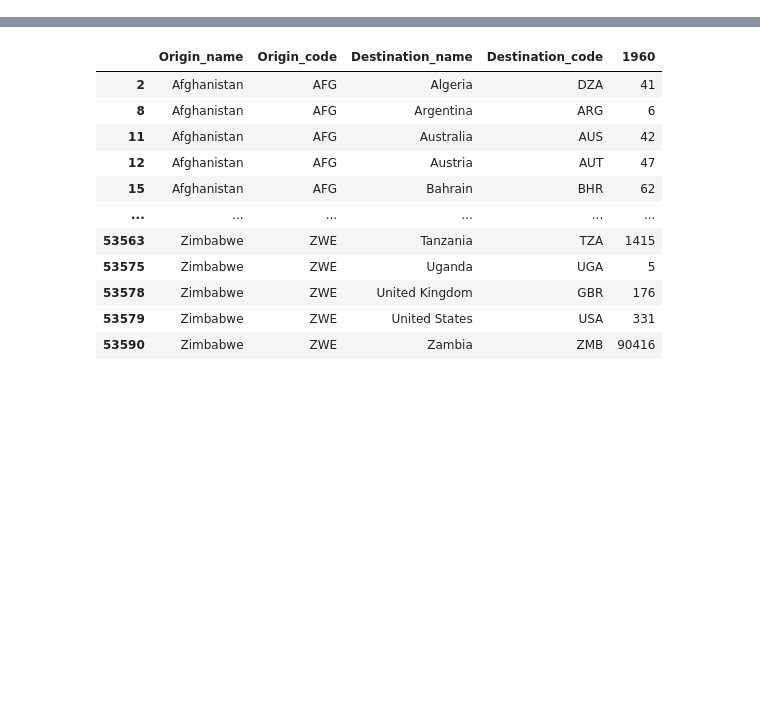
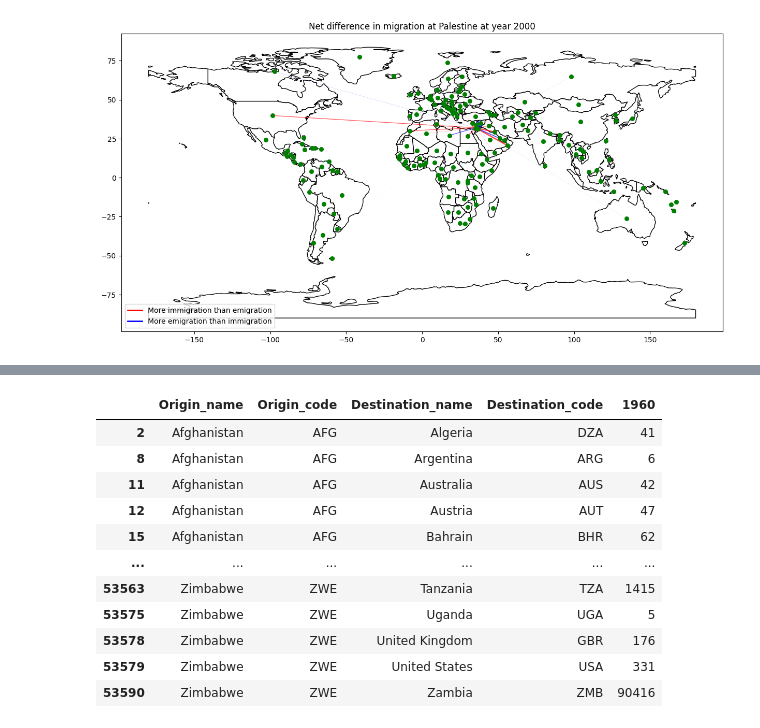
Before and after one commit to moonish1211/human_migration, a Jupyter notebook: graph_visualization.ipynb, the cells around one changed output, grey strips where cells are left out. Saved outputs shown, nothing was run; the diff lists cells and outputs as text; code cells hidden in the pictures; blank space fills up the shorter version.

```diff
--- a/graph_visualization.ipynb
+++ b/graph_visualization.ipynb
@@ -9,0 +474,4 @@ from shapely.geometry import Point
+# %%
+visualize_map(both_gender_bothway, 'PSE', 'Palestine', '2000_difference')
+# %% [output]
+[figure, added]
```
Also changed, not shown: parts of 21 cells of this notebook, 1 other file.
